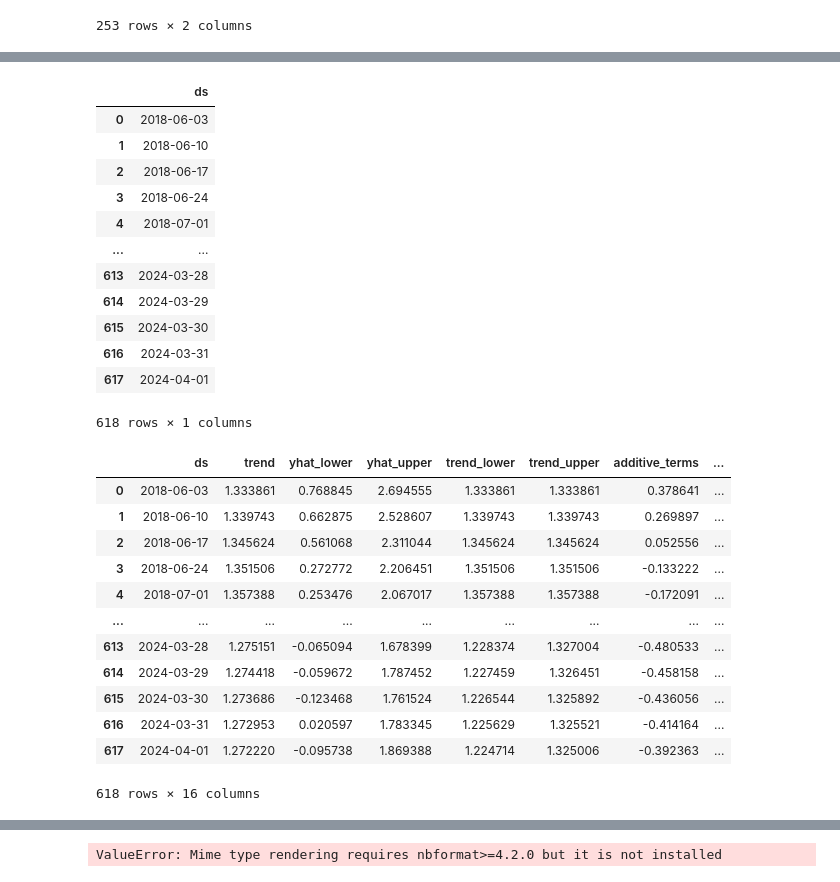
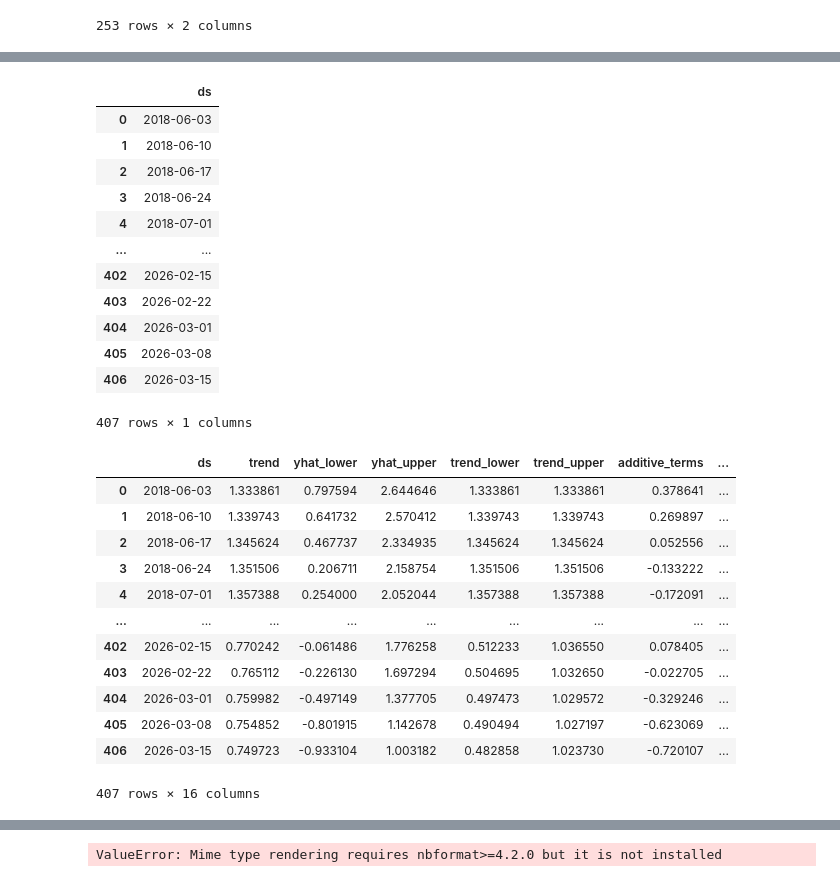
Before and after one commit to bibi643/Air_quality_India_kaggle, a Jupyter notebook: air_qual.ipynb, the cells around one changed output, grey strips where cells are left out. Drawn from its saved outputs; the diff is of its cells as text; code cells hidden in the pictures.

```diff
--- a/air_qual.ipynb
+++ b/air_qual.ipynb
@@ -232,38 +234,38 @@ m.fit(co_clean)
 <prophet.forecaster.Prophet at 0x...>
 # %%
-future=m.make_future_dataframe(periods=365)
+future=m.make_future_dataframe(periods=154,freq='W')
 future
 # %% [output]
 |  | ds |
 | 0 | 2018-06-03 |
 | 1 | 2018-06-10 |
 | 2 | 2018-06-17 |
 | 3 | 2018-06-24 |
 | 4 | 2018-07-01 |
 | ... | ... |
-| 613 | 2024-03-28 |
-| 614 | 2024-03-29 |
-| 615 | 2024-03-30 |
-| 616 | 2024-03-31 |
-| 617 | 2024-04-01 |
+| 402 | 2026-02-15 |
+| 403 | 2026-02-22 |
+| 404 | 2026-03-01 |
+| 405 | 2026-03-08 |
+| 406 | 2026-03-15 |
-618 rows × 1 columns
+407 rows × 1 columns
 # %%
 forecast=m.predict(future)
 forecast
 # %% [output]
 |  | ds | trend | yhat_lower | yhat_upper | trend_lower | trend_upper | additive_terms | ... |
-| 0 | 2018-06-03 | 1.333861 | 0.768845 | 2.694555 | 1.333861 | 1.333861 | 0.378641 | ... |
-| 1 | 2018-06-10 | 1.339743 | 0.662875 | 2.528607 | 1.339743 | 1.339743 | 0.269897 | ... |
-| 2 | 2018-06-17 | 1.345624 | 0.561068 | 2.311044 | 1.345624 | 1.345624 | 0.052556 | ... |
-| 3 | 2018-06-24 | 1.351506 | 0.272772 | 2.206451 | 1.351506 | 1.351506 | -0.133222 | ... |
-| 4 | 2018-07-01 | 1.357388 | 0.253476 | 2.067017 | 1.357388 | 1.357388 | -0.172091 | ... |
+| 0 | 2018-06-03 | 1.333861 | 0.797594 | 2.644646 | 1.333861 | 1.333861 | 0.378641 | ... |
+| 1 | 2018-06-10 | 1.339743 | 0.641732 | 2.570412 | 1.339743 | 1.339743 | 0.269897 | ... |
+| 2 | 2018-06-17 | 1.345624 | 0.467737 | 2.334935 | 1.345624 | 1.345624 | 0.052556 | ... |
+| 3 | 2018-06-24 | 1.351506 | 0.206711 | 2.158754 | 1.351506 | 1.351506 | -0.133222 | ... |
+| 4 | 2018-07-01 | 1.357388 | 0.254000 | 2.052044 | 1.357388 | 1.357388 | -0.172091 | ... |
 | ... | ... | ... | ... | ... | ... | ... | ... | ... |
-| 613 | 2024-03-28 | 1.275151 | -0.065094 | 1.678399 | 1.228374 | 1.327004 | -0.480533 | ... |
-| 614 | 2024-03-29 | 1.274418 | -0.059672 | 1.787452 | 1.227459 | 1.326451 | -0.458158 | ... |
-| 615 | 2024-03-30 | 1.273686 | -0.123468 | 1.761524 | 1.226544 | 1.325892 | -0.436056 | ... |
-| 616 | 2024-03-31 | 1.272953 | 0.020597 | 1.783345 | 1.225629 | 1.325521 | -0.414164 | ... |
-| 617 | 2024-04-01 | 1.272220 | -0.095738 | 1.869388 | 1.224714 | 1.325006 | -0.392363 | ... |
+| 402 | 2026-02-15 | 0.770242 | -0.061486 | 1.776258 | 0.512233 | 1.036550 | 0.078405 | ... |
+| 403 | 2026-02-22 | 0.765112 | -0.226130 | 1.697294 | 0.504695 | 1.032650 | -0.022705 | ... |
+| 404 | 2026-03-01 | 0.759982 | -0.497149 | 1.377705 | 0.497473 | 1.029572 | -0.329246 | ... |
+| 405 | 2026-03-08 | 0.754852 | -0.801915 | 1.142678 | 0.490494 | 1.027197 | -0.623069 | ... |
+| 406 | 2026-03-15 | 0.749723 | -0.933104 | 1.003182 | 0.482858 | 1.023730 | -0.720107 | ... |
-618 rows × 16 columns
+407 rows × 16 columns
 # %%
 m.plot(forecast)
 # %% [output]
```
Also changed, not shown: parts of 9 cells of this notebook.
